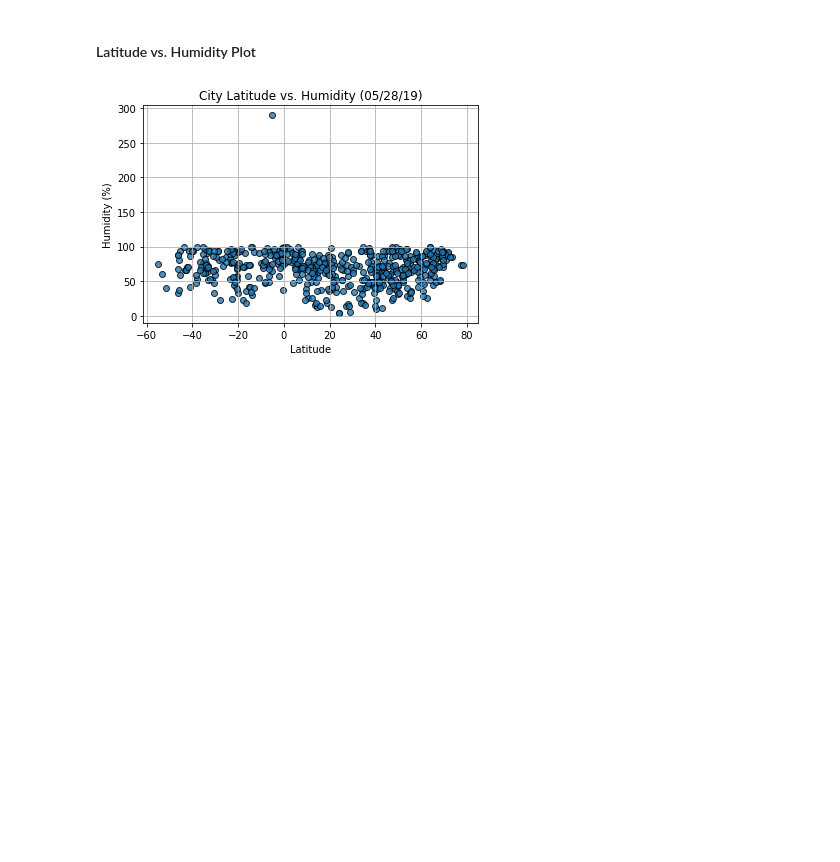
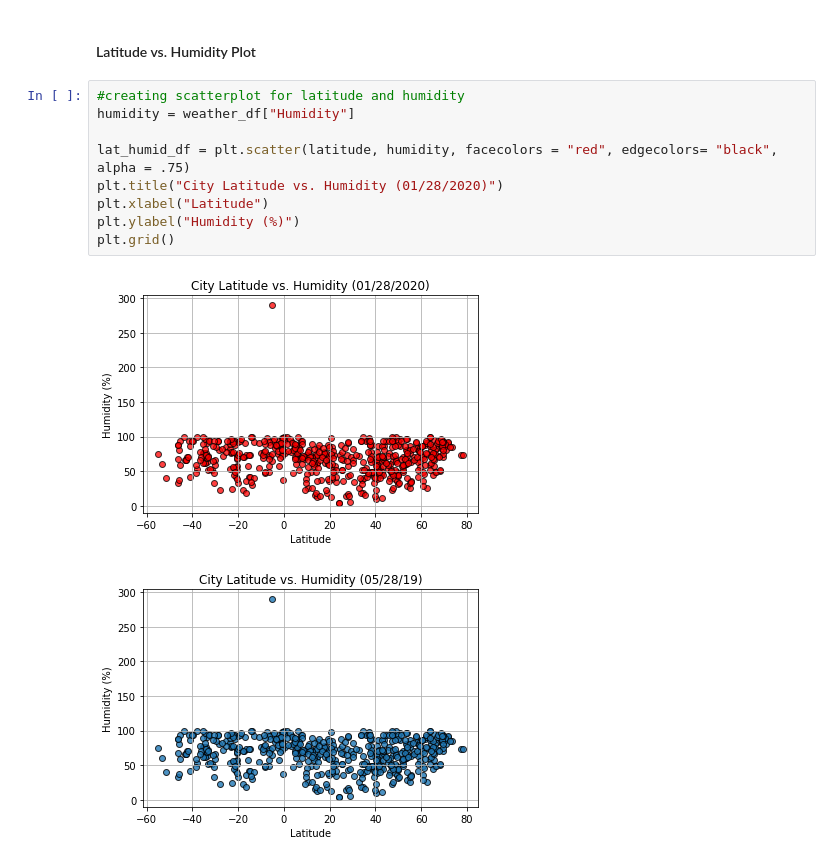
Before and after one commit to Bcliffwm/python-api-challenge, a Jupyter notebook: starter_code/WeatherPy.ipynb, the cells around one changed output. Cells and saved outputs as stored; diff of their text form; blank space fills up the shorter version.

```diff
--- a/starter_code/WeatherPy.ipynb
+++ b/starter_code/WeatherPy.ipynb
@@ -144,6 +146,17 @@ Text(0, 0.5, 'Temperature')
 [figure]
 # %% [markdown]
 #### Latitude vs. Humidity Plot
+# %%
+#creating scatterplot for latitude and humidity
+humidity = weather_df["Humidity"]
+
+lat_humid_df = plt.scatter(latitude, humidity, facecolors = "red", edgecolors= "black", alpha = .75)
+plt.title("City Latitude vs. Humidity (01/28/2020)")
+plt.xlabel("Latitude")
+plt.ylabel("Humidity (%)")
+plt.grid()
+# %% [output]
+[figure, added]
 # %%
 # %% [output]
 [figure]
```
Also changed, not shown: parts of 1 cell of this notebook.
